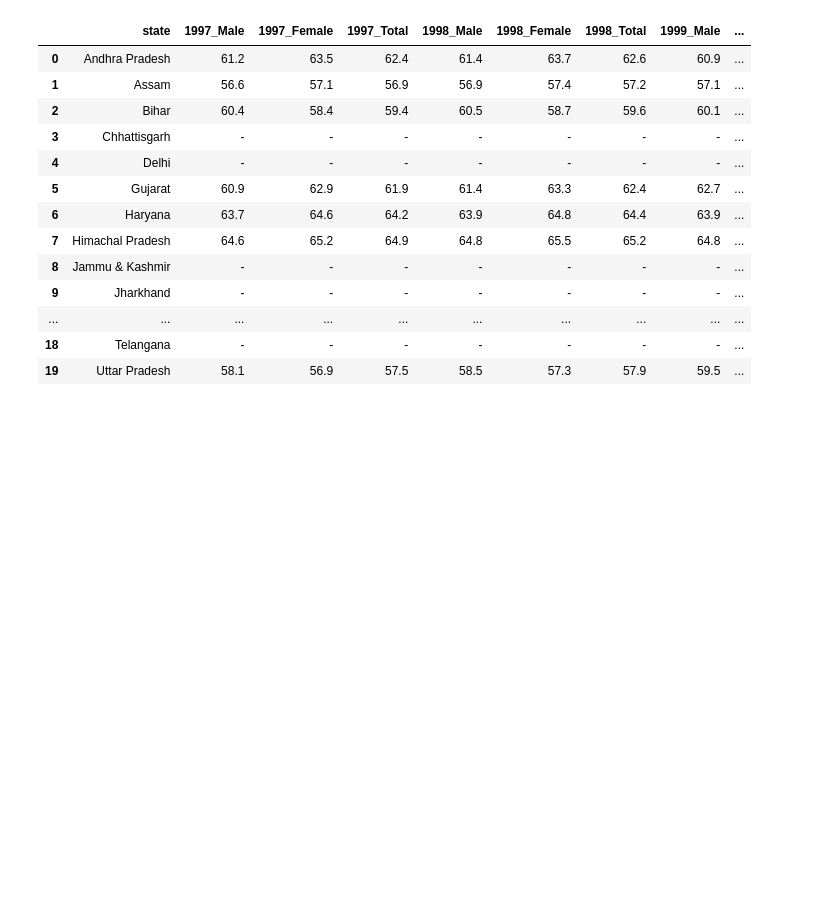
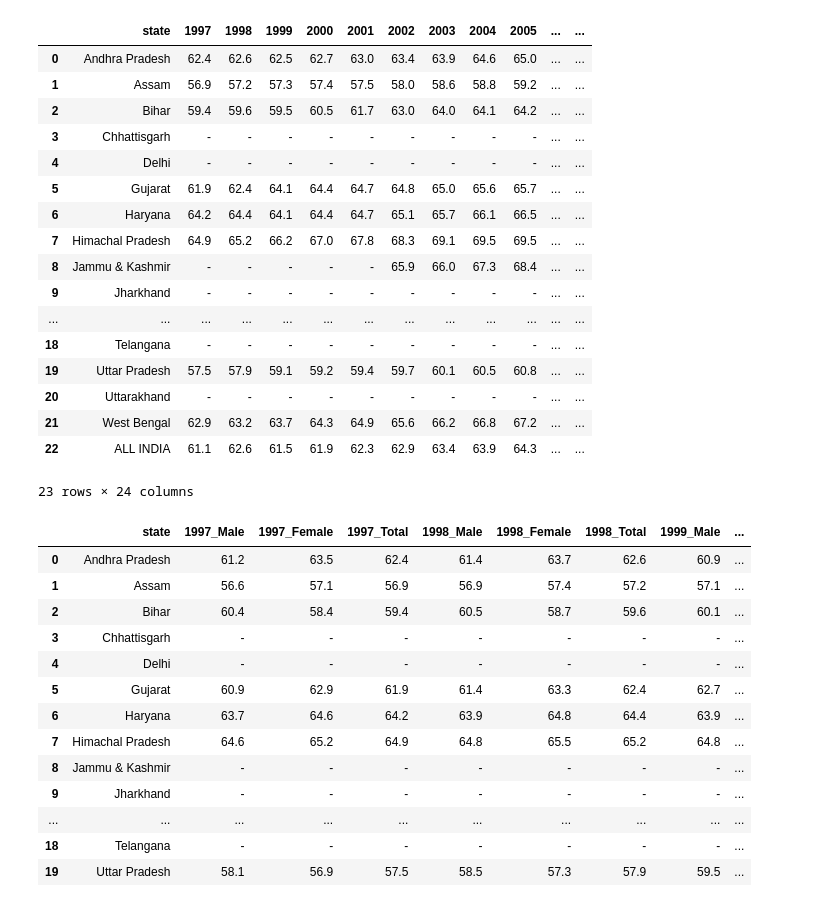
Before and after one commit to jaya-shankar/HDI-plots-v2, a Jupyter notebook: India-edu-data/extract_data_2.ipynb, the cells around one changed output. Saved outputs shown, nothing was run; the diff lists cells and outputs as text; code cells hidden in the pictures; blank space fills up the shorter version.

Commit message:
add multiple plot support

```diff
--- a/India-edu-data/extract_data_2.ipynb
+++ b/India-edu-data/extract_data_2.ipynb
@@ -1,5 +1,27 @@
 # %%
 import pandas as pd
+# %%
+df = pd.read_csv("/Users/jayashankarbandaru/Desktop/projects/HDI-plots-v2/edu_datasets/India/le-india-both.csv")
+df
+# %% [output]
+|  | state | 1997 | 1998 | 1999 | 2000 | 2001 | 2002 | 2003 | 2004 | 2005 | ... | ... |
+| 0 | Andhra Pradesh | 62.4 | 62.6 | 62.5 | 62.7 | 63.0 | 63.4 | 63.9 | 64.6 | 65.0 | ... | ... |
+| 1 | Assam | 56.9 | 57.2 | 57.3 | 57.4 | 57.5 | 58.0 | 58.6 | 58.8 | 59.2 | ... | ... |
+| 2 | Bihar | 59.4 | 59.6 | 59.5 | 60.5 | 61.7 | 63.0 | 64.0 | 64.1 | 64.2 | ... | ... |
+| 3 | Chhattisgarh | - | - | - | - | - | - | - | - | - | ... | ... |
+| 4 | Delhi | - | - | - | - | - | - | - | - | - | ... | ... |
+| 5 | Gujarat | 61.9 | 62.4 | 64.1 | 64.4 | 64.7 | 64.8 | 65.0 | 65.6 | 65.7 | ... | ... |
+| 6 | Haryana | 64.2 | 64.4 | 64.1 | 64.4 | 64.7 | 65.1 | 65.7 | 66.1 | 66.5 | ... | ... |
+| 7 | Himachal Pradesh | 64.9 | 65.2 | 66.2 | 67.0 | 67.8 | 68.3 | 69.1 | 69.5 | 69.5 | ... | ... |
+| 8 | Jammu & Kashmir | - | - | - | - | - | 65.9 | 66.0 | 67.3 | 68.4 | ... | ... |
+| 9 | Jharkhand | - | - | - | - | - | - | - | - | - | ... | ... |
+| ... | ... | ... | ... | ... | ... | ... | ... | ... | ... | ... | ... | ... |
+| 18 | Telangana | - | - | - | - | - | - | - | - | - | ... | ... |
+| 19 | Uttar Pradesh | 57.5 | 57.9 | 59.1 | 59.2 | 59.4 | 59.7 | 60.1 | 60.5 | 60.8 | ... | ... |
+| 20 | Uttarakhand | - | - | - | - | - | - | - | - | - | ... | ... |
+| 21 | West Bengal | 62.9 | 63.2 | 63.7 | 64.3 | 64.9 | 65.6 | 66.2 | 66.8 | 67.2 | ... | ... |
+| 22 | ALL INDIA | 61.1 | 62.6 | 61.5 | 61.9 | 62.3 | 62.9 | 63.4 | 63.9 | 64.3 | ... | ... |
+23 rows × 24 columns
 # %%
 df = pd.read_csv("./raw-dataset/cleaned_LE.csv")
 df
```
Also changed, not shown: parts of 1 cell of this notebook, 9 other files.
